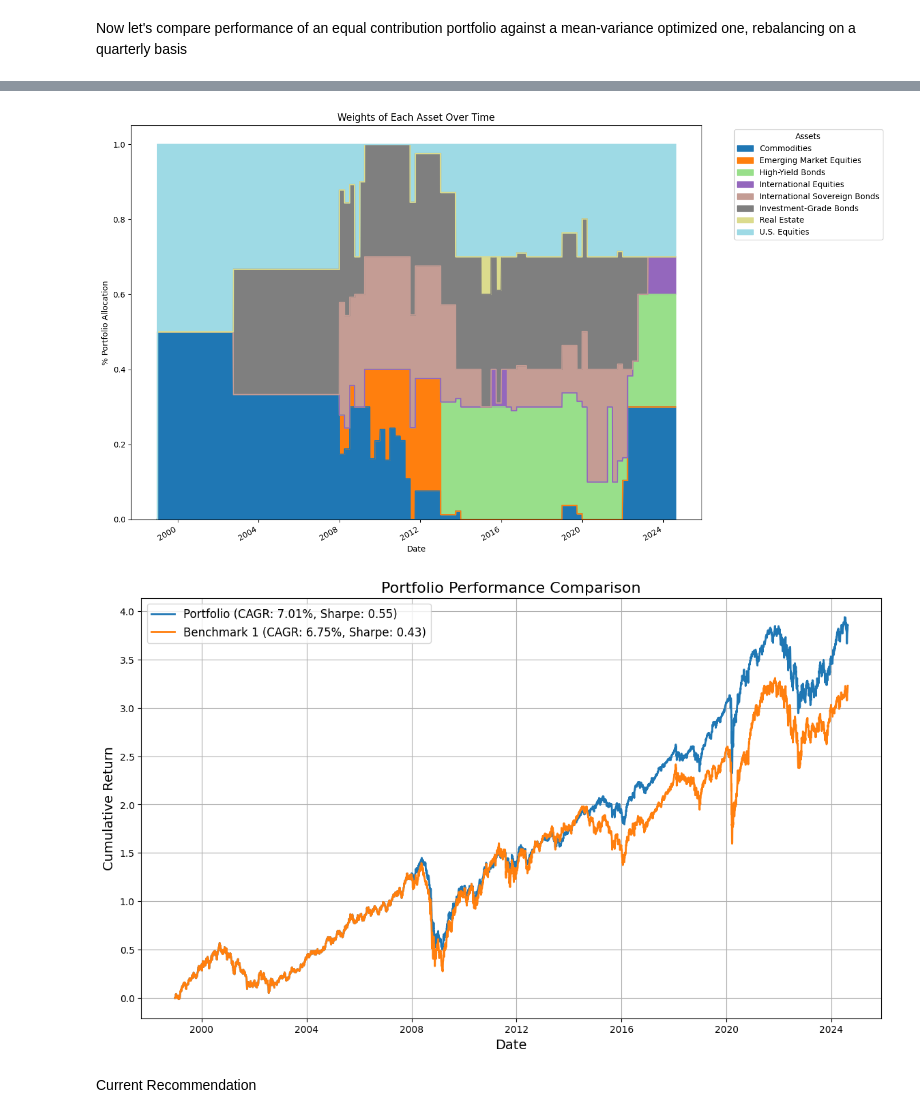
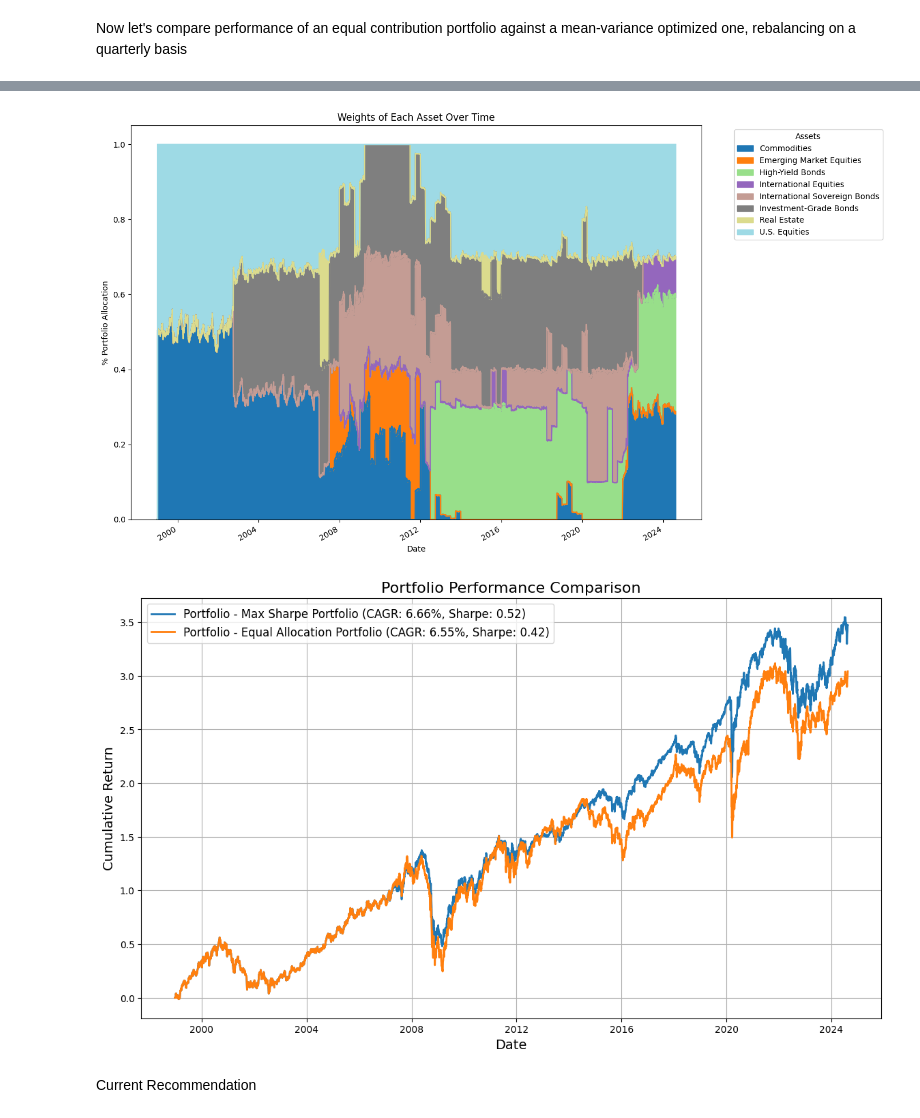
Before and after one commit to AlainDaccache/Quantropy, a Jupyter notebook: src/Diversification - Intro to Modern Portfolio Theory.ipynb, the cells around one changed output, grey strips where cells are left out. Drawn from its saved outputs; the diff is of its cells as text; code cells hidden in the pictures.

```diff
--- a/src/Diversification - Intro to Modern Portfolio Theory.ipynb
+++ b/src/Diversification - Intro to Modern Portfolio Theory.ipynb
@@ -304,6 +310,10 @@ plot_weight_allocations(weights=eq_weights)
 # %%
+import importlib
+imported_module = importlib.import_module("portfolio_optimization")
+importlib.reload(imported_module)
+from portfolio_optimization import *
 sharpe_portfolio_returns, sharpe_weights = calculate_historical_portfolio_allocation(returns=returns_df,
-                                                                                     objective_class=MaxSharpeRatio,
+                                                                                      objective_class=MaxSharpeRatio,
                                                                                      frequency='daily',
                                                                                      max_exposure=0.3)
 plot_weight_allocations(weights=sharpe_weights)
@@ -328,13 +338,12 @@ WARNING:root:Max Exposure can't be 0.3 since there are only 3 assets to optimize
-[figure, old version]
+[figure, new version]
 # %%
 sharpe_returns_df = sharpe_portfolio_returns.to_frame(name="Max Sharpe Portfolio")
 eq_returns_df = eq_portfolio_returns.to_frame(name="Equal Allocation Portfolio")
 portf_and_bench_returns = sharpe_returns_df.join(eq_returns_df)
 
 # Plot the performance
-plot_portfolio_performance(portfolio_returns=portf_and_bench_returns["Max Sharpe Portfolio"],
-                           benchmark_returns=portf_and_bench_returns["Equal Allocation Portfolio"])
+plot_portfolio_performance(returns_df=portf_and_bench_returns)
 # %% [output]
-[figure, old version]
+[figure, new version]
 # %% [markdown]
 Current Recommendation
```
Also changed, not shown: parts of 7 cells of this notebook, 2 other files.
